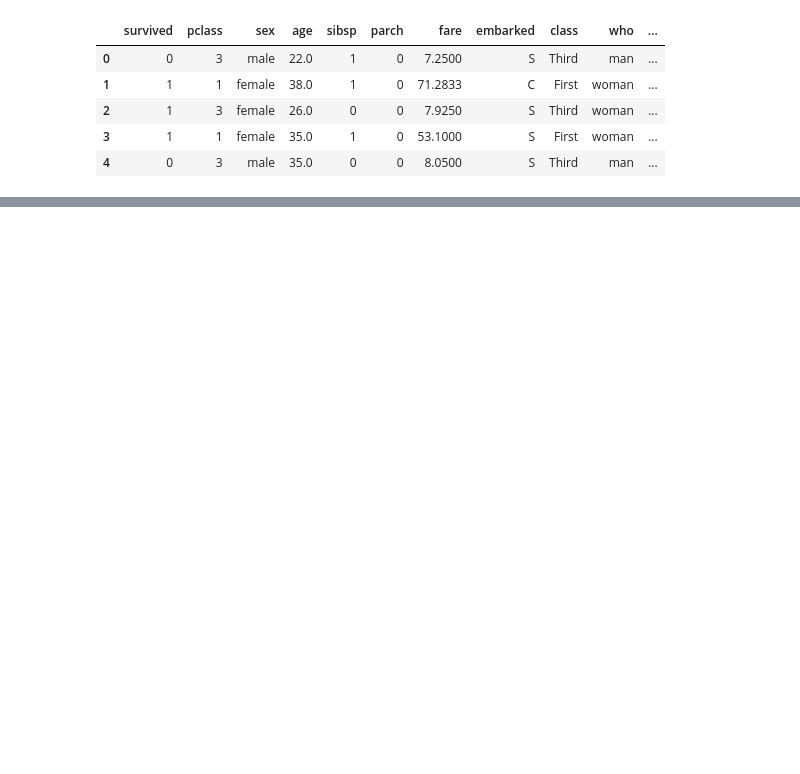
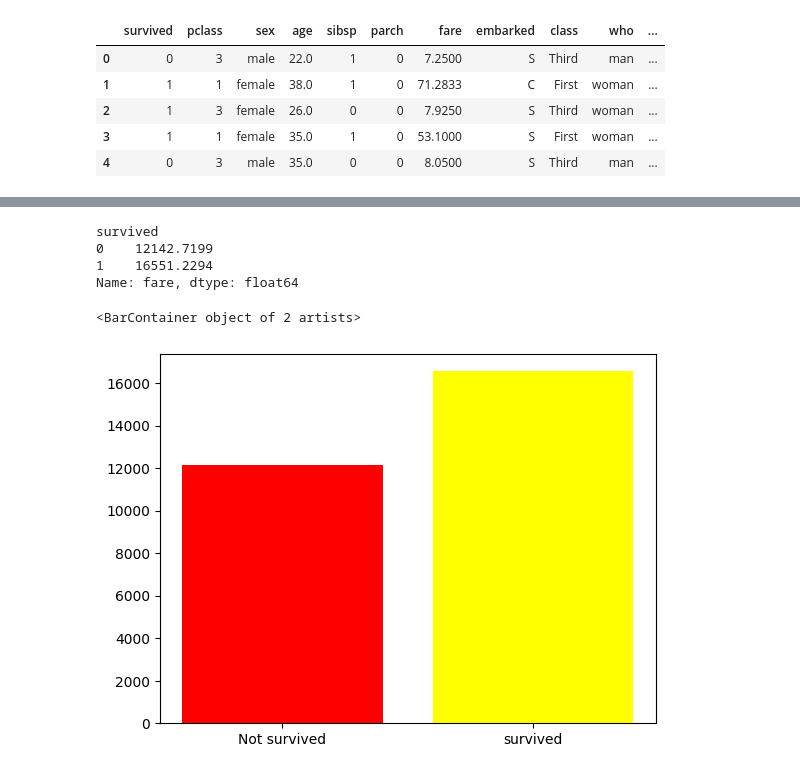
Before and after one commit to muhib53/vizulization, a Jupyter notebook: first.ipynb, the cells around one changed output, grey strips where cells are left out. Saved outputs shown, nothing was run; the diff lists cells and outputs as text; code cells hidden in the pictures; blank space fills up the shorter version.

```diff
--- a/first.ipynb
+++ b/first.ipynb
@@ -16,0 +42,13 @@ df['survived']['sex'].val
+# %%
+df3 = df.groupby('survived')['fare'].sum()
+df3
+# %% [output]
+survived
+0    12142.7199
+1    16551.2294
+Name: fare, dtype: float64
+# %%
+plt.bar(['Not survived','survived'],df3,color=['red','yellow'])
+# %% [output]
+<BarContainer object of 2 artists>
+[figure, added]
```
Also changed, not shown: parts of 13 cells of this notebook, 1 other file.
